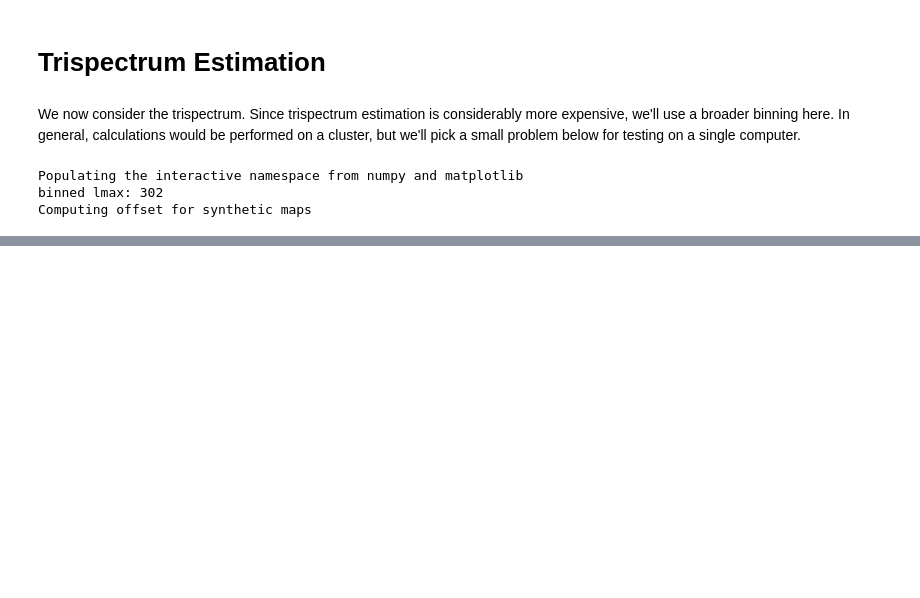
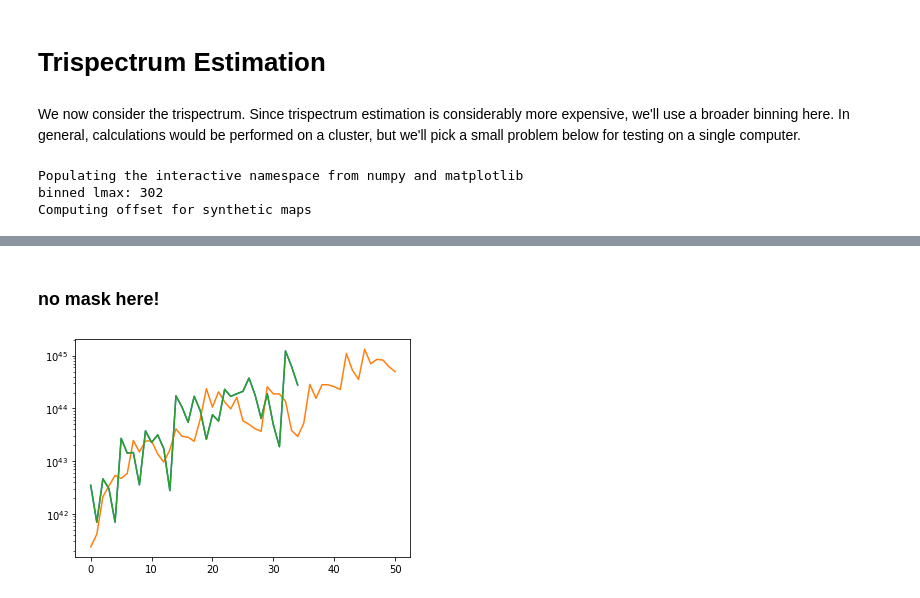
Before and after one commit to oliverphilcox/PolyBin, a Jupyter notebook: Tutorial.ipynb, the cells around one changed output, grey strips where cells are left out. Drawn from its saved outputs; the diff is of its cells as text; code cells hidden in the pictures; blank space fills up the shorter version.

```diff
--- a/Tutorial.ipynb
+++ b/Tutorial.ipynb
@@ -533,0 +586,2 @@ Binning: 3 bins in [5, 20]
+# %%
+fish_odd = tspec.compute_fisher_contribution(242,parity='odd',verb=True)
@@ -533,0 +609,2 @@ Binning: 3 bins in [5, 20]
+# %%
+fish_even = tspec.compute_fisher_contribution(242,parity='even',verb=True)
@@ -533,0 +629,2 @@ Binning: 3 bins in [5, 20]
+# %%
+fish_both = tspec.compute_fisher_contribution(242,parity='both',verb=True)
@@ -533,0 +649,9 @@ Binning: 3 bins in [5, 20]
+# %% [markdown]
+### no mask here!
+# %%
+plt.plot(np.abs(np.diag(fish_both)[tspec.N_t_even:]))
+plt.plot(np.diag(fish_even))
+plt.plot(-np.diag(fish_odd))
+plt.yscale('log')
+# %% [output]
+[figure, added]
```
Also changed, not shown: parts of 37 cells of this notebook, 3 other files.
